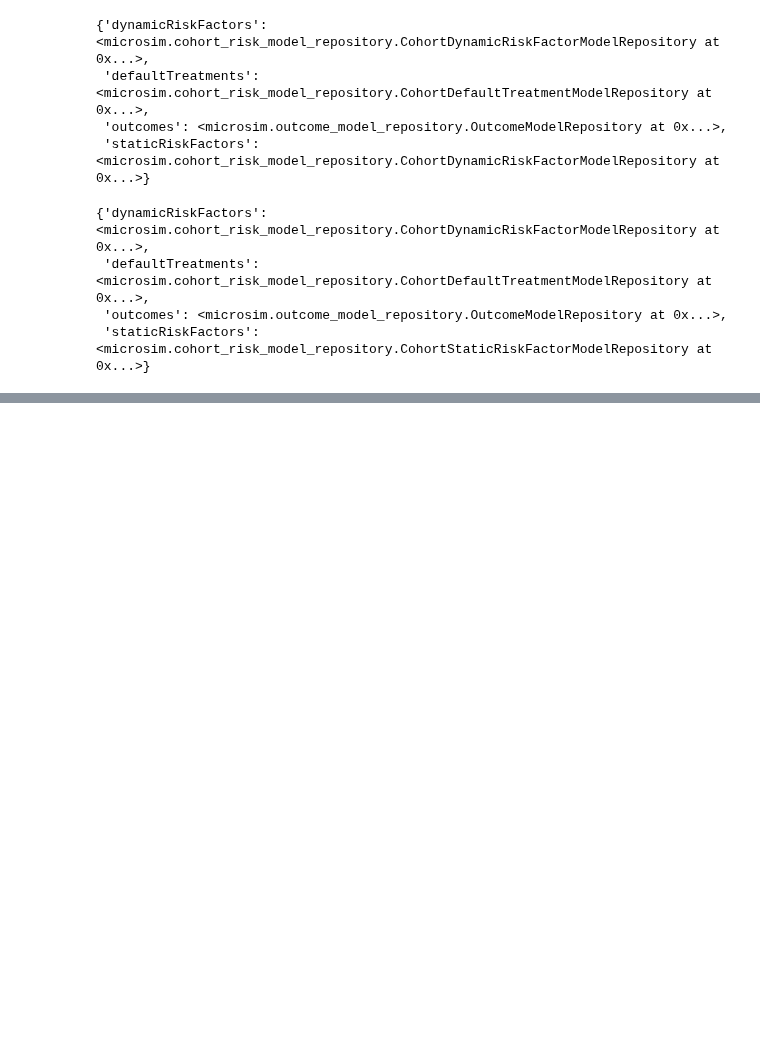
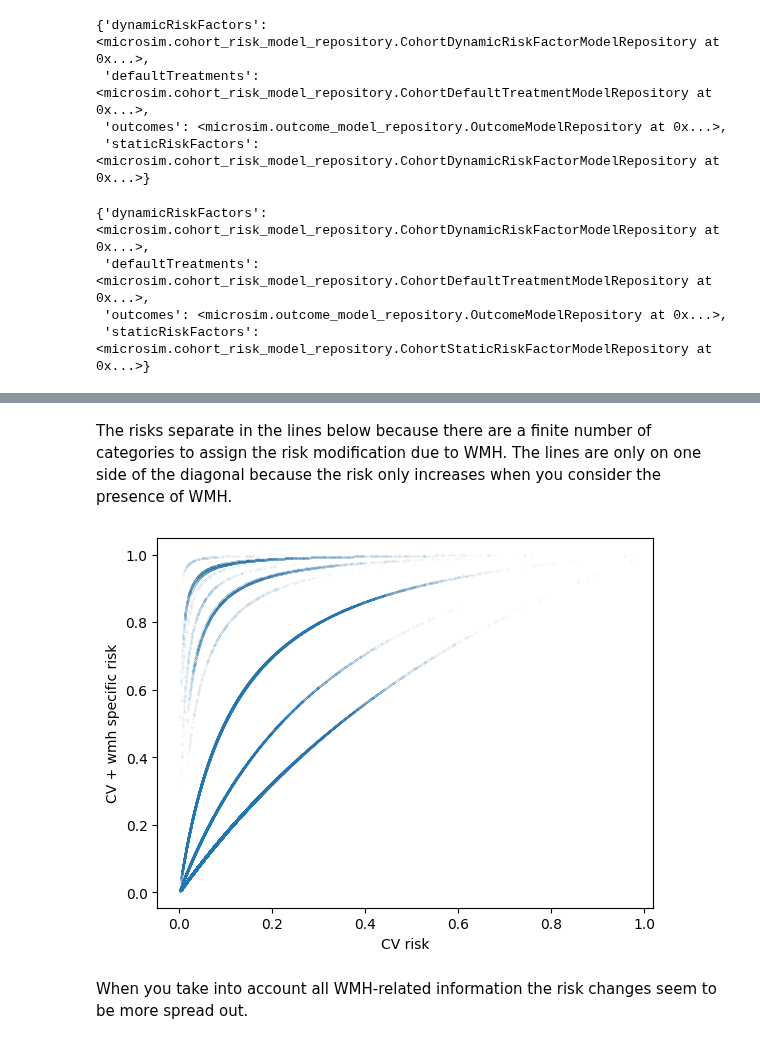
Before and after one commit to deligkaris/microsimNotebooks, a Jupyter notebook: kaiserTrialInitialForISCMeeting.ipynb, the cells around one changed output, grey strips where cells are left out. Cells and saved outputs as stored; diff of their text form; code cells hidden in the pictures; blank space fills up the shorter version.

```diff
--- a/kaiserTrialInitialForISCMeeting.ipynb
+++ b/kaiserTrialInitialForISCMeeting.ipynb
@@ -404,0 +485,11 @@ pd.DataFrame(saDiffArray)
+# %% [markdown]
+The risks separate in the lines below because there are a finite number of categories to assign the risk modification due to WMH. The lines are only on one side of the diagonal because the risk only increases when you consider the presence of WMH.
+# %%
+plt.scatter(cvWmhNoRiskList, cvWmhSpecificRiskList, s=0.001)
+plt.xlabel("CV risk")
+plt.ylabel("CV + wmh specific risk")
+plt.show()
+# %% [output]
+[figure, added]
+# %% [markdown]
+When you take into account all WMH-related information the risk changes seem to be more spread out.
```
Also changed, not shown: parts of 25 cells of this notebook.
